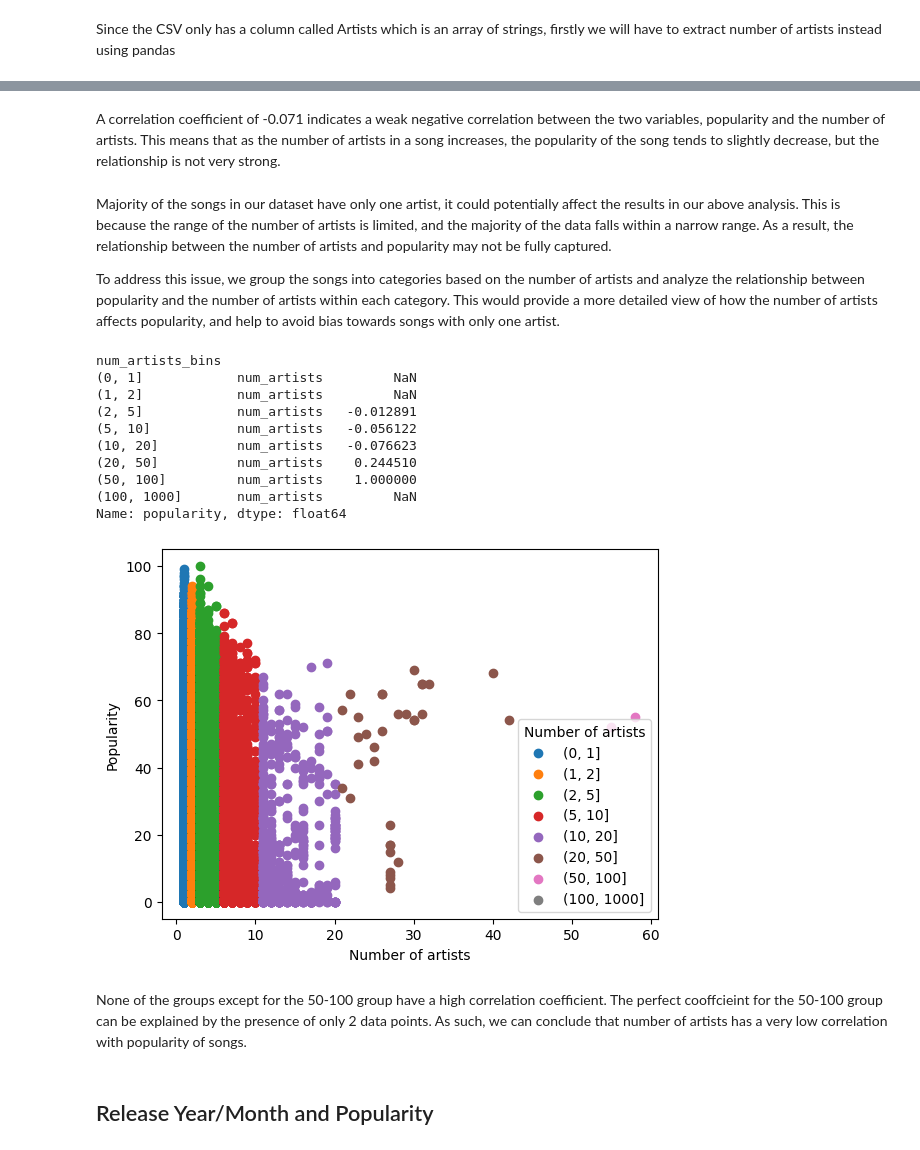
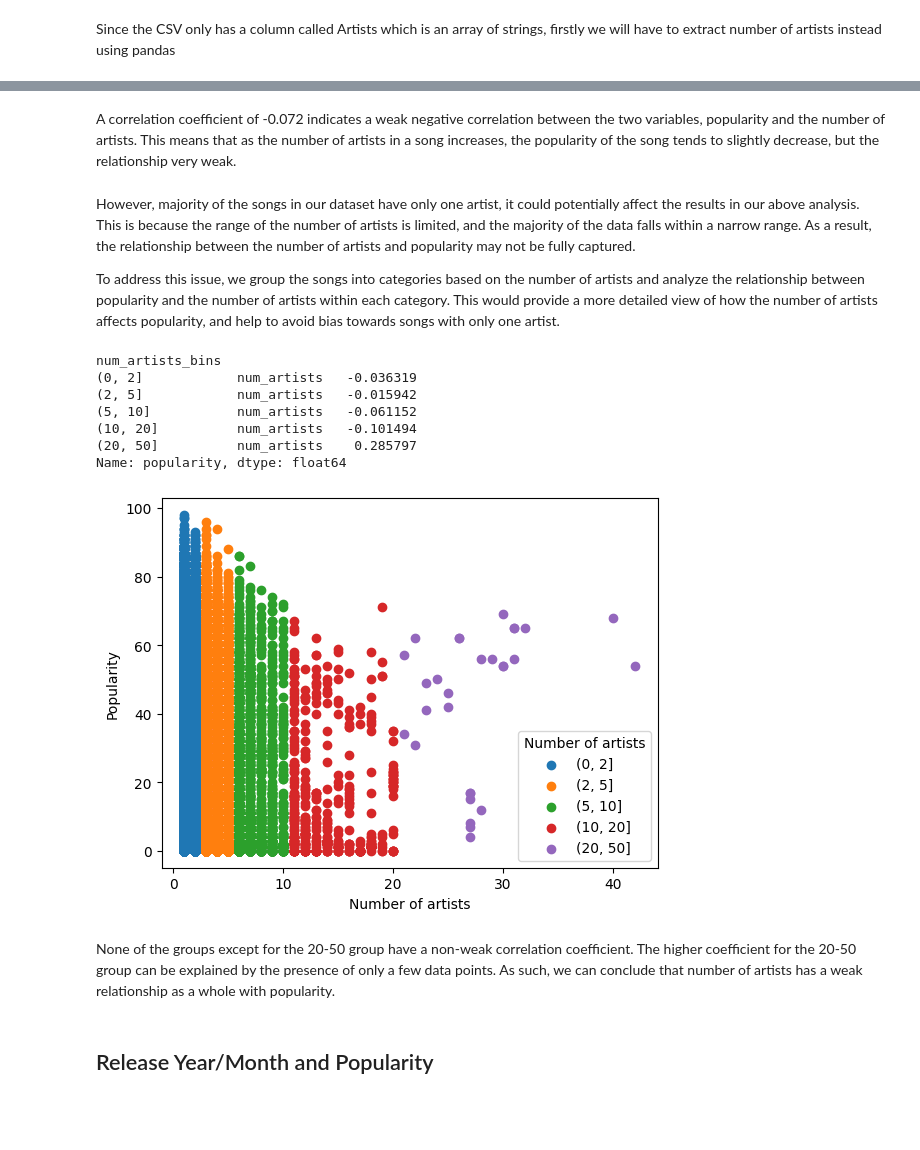
Before and after one commit to ayushmandixit2000/DSAI-Project, a Jupyter notebook: ExploratoryDataAnalysis/EDA.ipynb, the cells around one changed output, grey strips where cells are left out. Cells and saved outputs as stored; diff of their text form; code cells hidden in the pictures; blank space fills up the shorter version.

```diff
--- a/ExploratoryDataAnalysis/EDA.ipynb
+++ b/ExploratoryDataAnalysis/EDA.ipynb
@@ -330,7 +342,7 @@ A very small p-value indicates that the difference in means is even less likely
 Since the CSV only has a column called Artists which is an array of strings, firstly we will have to extract number of artists instead using pandas
 # %%
 # Load the CSV file into a pandas DataFrame
-df = pd.read_csv('tracks.csv')
+df = pd.read_csv('../Data/tracks_reduced.csv')
 
 # Extract the number of artists from the "artists" column and create a new column called num_artists
 df['num_artists'] = df['artists'].str.count(',') + 1
@@ -359,37 +371,34 @@ Correlation coefficient: -0.071
 # %% [markdown]
-A correlation coefficient of -0.071 indicates a weak negative correlation between the two variables, popularity and the number of artists. This means that as the number of artists in a song increases, the popularity of the song tends to slightly decrease, but the relationship is not very strong.
+A correlation coefficient of -0.072 indicates a weak negative correlation between the two variables, popularity and the number of artists. This means that as the number of artists in a song increases, the popularity of the song tends to slightly decrease, but the relationship very weak.
 # %% [markdown]
-Majority of the songs in our dataset have only one artist, it could potentially affect the results in our above analysis. This is because the range of the number of artists is limited, and the majority of the data falls within a narrow range. As a result, the relationship between the number of artists and popularity may not be fully captured.
+However, majority of the songs in our dataset have only one artist, it could potentially affect the results in our above analysis. This is because the range of the number of artists is limited, and the majority of the data falls within a narrow range. As a result, the relationship between the number of artists and popularity may not be fully captured.
 
 To address this issue, we group the songs into categories based on the number of artists and analyze the relationship between popularity and the number of artists within each category. This would provide a more detailed view of how the number of artists affects popularity, and help to avoid bias towards songs with only one artist.
 # %%
-bins = [0, 1, 2, 5, 10, 20, 50, 100, 1000]
+bins = [0, 2, 5, 10, 20, 50]
 df['num_artists_bins'] = pd.cut(df['num_artists'], bins=bins)
 
 grouped = df.groupby('num_artists_bins')
 corr_df = grouped[['num_artists', 'popularity']].corr().iloc[0::2,-1]
 print(corr_df)
 for name, group in grouped:
     plt.scatter(group['num_artists'], group['popularity'], label=name)
 
 plt.legend(title='Number of artists')
 plt.xlabel('Number of artists')
 plt.ylabel('Popularity')
 plt.show()
 # %% [output]
 num_artists_bins
-(0, 1]            num_artists         NaN
-(1, 2]            num_artists         NaN
-(2, 5]            num_artists   -0.012891
-(5, 10]           num_artists   -0.056122
-(10, 20]          num_artists   -0.076623
-(20, 50]          num_artists    0.244510
-(50, 100]         num_artists    1.000000
-(100, 1000]       num_artists         NaN
+(0, 2]            num_artists   -0.036319
+(2, 5]            num_artists   -0.015942
+(5, 10]           num_artists   -0.061152
+(10, 20]          num_artists   -0.101494
+(20, 50]          num_artists    0.285797
 Name: popularity, dtype: float64
-[figure, old version]
+[figure, new version]
 # %% [markdown]
-None of the groups except for the 50-100 group have a high correlation coefficient. The perfect cooffcieint for the 50-100 group can be explained by the presence of only 2 data points. As such, we can conclude that number of artists has a very low correlation with popularity of songs.
+None of the groups except for the 20-50 group have a non-weak correlation coefficient. The higher coefficient for the 20-50 group can be explained by the presence of only a few data points. As such, we can conclude that number of artists has a weak relationship as a whole with popularity.
 # %% [markdown]
 ## Release Year/Month and Popularity
 # %% [markdown]
```
Also changed, not shown: parts of 63 cells of this notebook, 1 other file.
